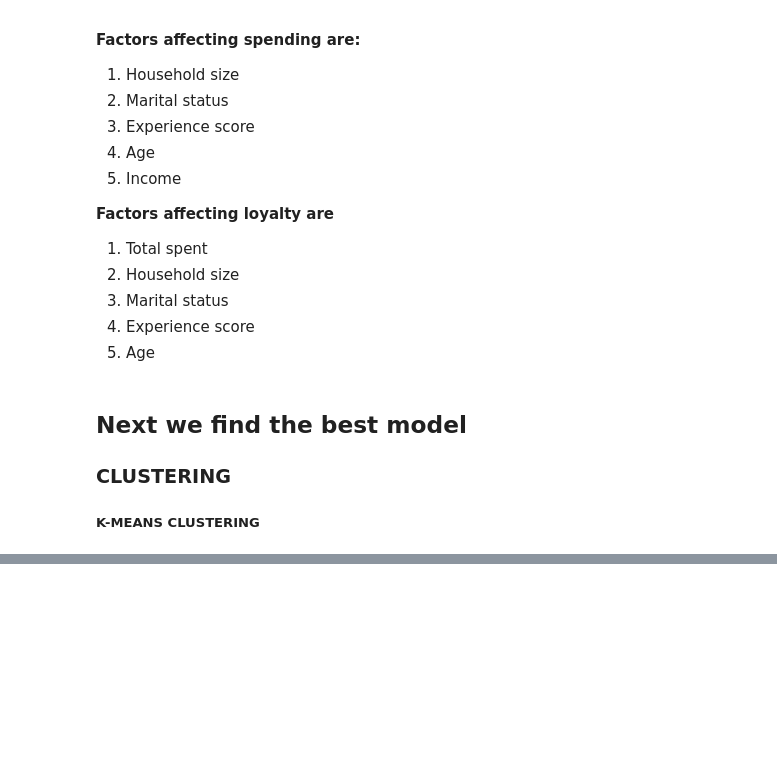
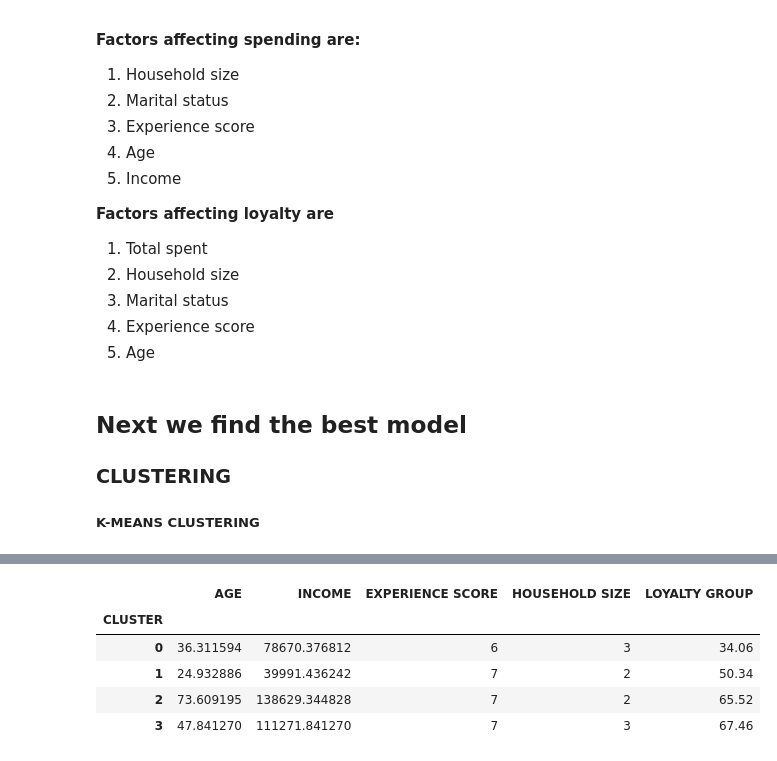
Before and after one commit to CikuKariuki/Retailer-X, a Jupyter notebook: analysis/Retailer X.ipynb, the cells around one changed output, grey strips where cells are left out. Saved outputs shown, nothing was run; the diff lists cells and outputs as text; code cells hidden in the pictures; blank space fills up the shorter version.

```diff
--- a/analysis/Retailer X.ipynb
+++ b/analysis/Retailer X.ipynb
@@ -379,0 +461,3 @@ cluster_in_out.tail()
+# %%
+customer_demographics = pd.concat([customer_all_view, cluster_output], axis = 1)
+customer_demographics.head()
@@ -379,0 +481,14 @@ cluster_in_out.tail()
+# %%
+# check rate of enrollment per cluster:
+def percent_loyalty(series):
+    percent = ((series.value_counts()['enrolled']/series.count())*100).round(2)
+    return percent
+# %%
+customer_demographics.groupby("CLUSTER").agg({'AGE':'mean','INCOME': 'mean', 'EXPERIENCE SCORE': 'median','HOUSEHOLD SIZE': 'median','LOYALTY GROUP': percent_loyalty})
+# %% [output]
+|  | AGE | INCOME | EXPERIENCE SCORE | HOUSEHOLD SIZE | LOYALTY GROUP |
+| CLUSTER |  |  |  |  |  |
+| 0 | 36.311594 | 78670.376812 | 6 | 3 | 34.06 |
+| 1 | 24.932886 | 39991.436242 | 7 | 2 | 50.34 |
+| 2 | 73.609195 | 138629.344828 | 7 | 2 | 65.52 |
+| 3 | 47.841270 | 111271.841270 | 7 | 3 | 67.46 |
```
Also changed, not shown: parts of 28 cells of this notebook.
